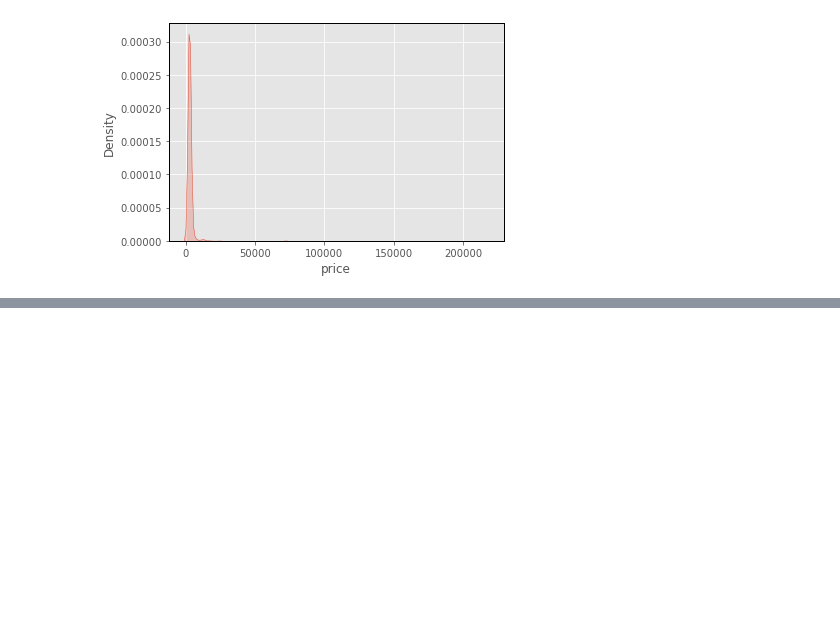
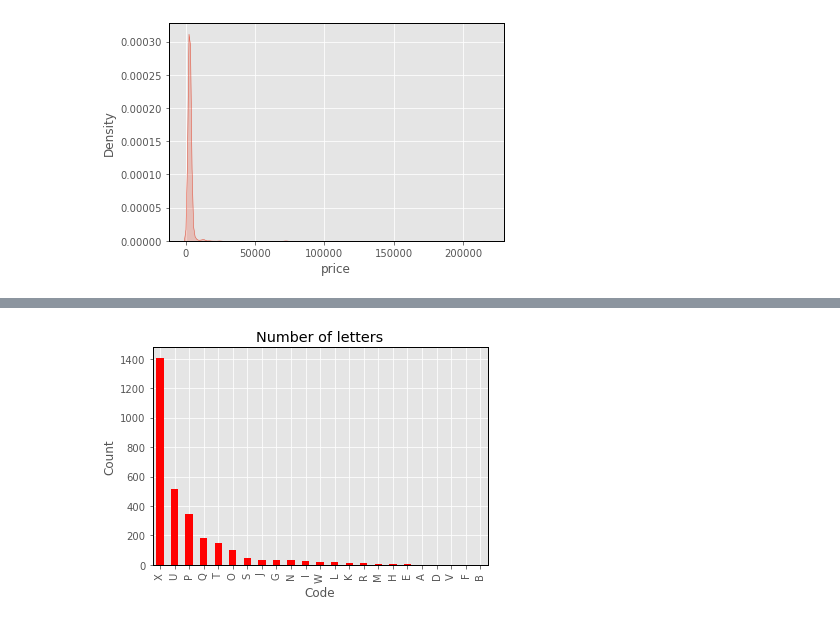
Before and after one commit to FardinAhsan146/DXB-Numberplate-Price-Predictor, a Jupyter notebook: EDA_notebook.ipynb, the cells around one changed output, grey strips where cells are left out. Saved outputs shown, nothing was run; the diff lists cells and outputs as text; code cells hidden in the pictures; blank space fills up the shorter version.

```diff
--- a/EDA_notebook.ipynb
+++ b/EDA_notebook.ipynb
@@ -167,0 +181,10 @@ df.loc[(df['code'] == 'H') & (df['num_digits'] == 5)]
+# %%
+# just need to see if the count of the codes
+df['code'].value_counts().plot(kind = 'bar', color = 'red');
+plt.title('Number of letters');
+plt.xlabel('Code');
+plt.ylabel('Count');
+# Its seems to me that H is not a majority and most are mindane values
+# This is good news as I can feed the data in directly without any preprocessing
+# %% [output]
+[figure, added]
```
Also changed, not shown: parts of 9 cells of this notebook.
